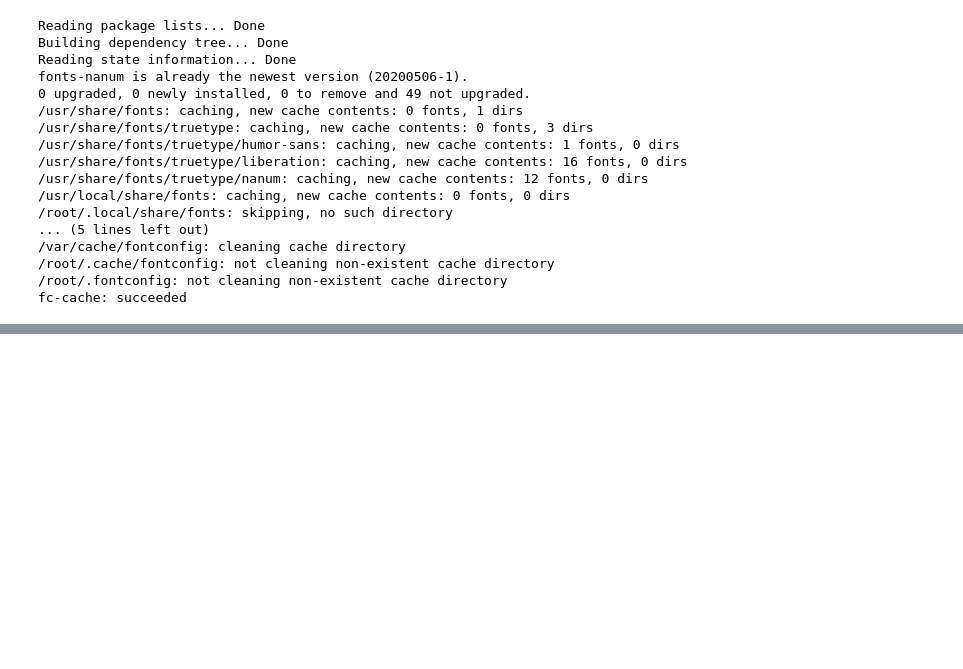
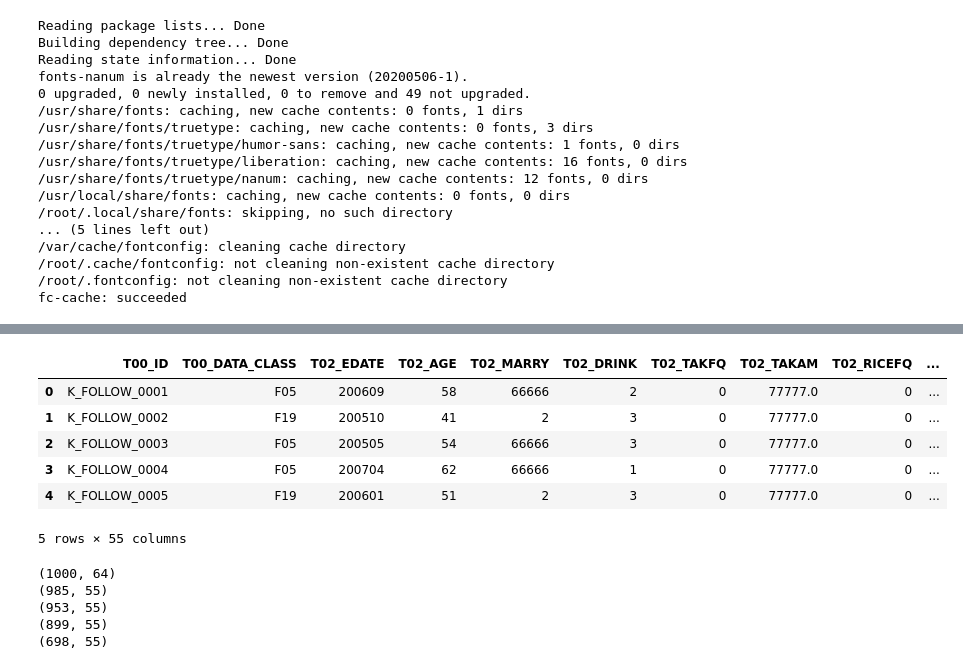
Before and after one commit to JOyongho4/DARTB4, a Jupyter notebook: KoreanHealthRecords.ipynb, the cells around one changed output, grey strips where cells are left out. Cells and saved outputs as stored; diff of their text form; code cells hidden in the pictures; blank space fills up the shorter version.

```diff
--- a/KoreanHealthRecords.ipynb
+++ b/KoreanHealthRecords.ipynb
@@ -55,0 +66,22 @@ R5=pd.read_csv('https://raw.githubusercontent.com/JOyongho4/DARTB4/main/KoreanHe
+# %%
+R2.head()
+# %% [output]
+|  | T00_ID | T00_DATA_CLASS | T02_EDATE | T02_AGE | T02_MARRY | T02_DRINK | T02_TAKFQ | T02_TAKAM | T02_RICEFQ | ... |
+| 0 | K_FOLLOW_0001 | F05 | 200609 | 58 | 66666 | 2 | 0 | 77777.0 | 0 | ... |
+| 1 | K_FOLLOW_0002 | F19 | 200510 | 41 | 2 | 3 | 0 | 77777.0 | 0 | ... |
+| 2 | K_FOLLOW_0003 | F05 | 200505 | 54 | 66666 | 3 | 0 | 77777.0 | 0 | ... |
+| 3 | K_FOLLOW_0004 | F05 | 200704 | 62 | 66666 | 1 | 0 | 77777.0 | 0 | ... |
+| 4 | K_FOLLOW_0005 | F19 | 200601 | 51 | 2 | 3 | 0 | 77777.0 | 0 | ... |
+5 rows × 55 columns
+# %%
+print(R1.shape)
+print(R2.shape)
+print(R3.shape)
+print(R4.shape)
+print(R5.shape)
+# %% [output]
+(1000, 64)
+(985, 55)
+(953, 55)
+(899, 55)
+(698, 55)
```
Also changed, not shown: parts of 4 cells of this notebook.
